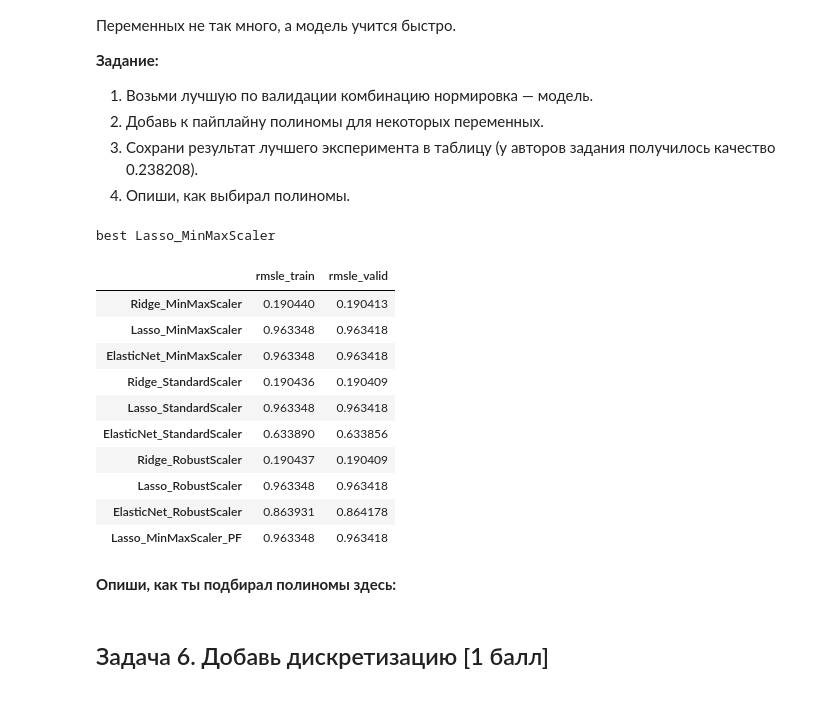
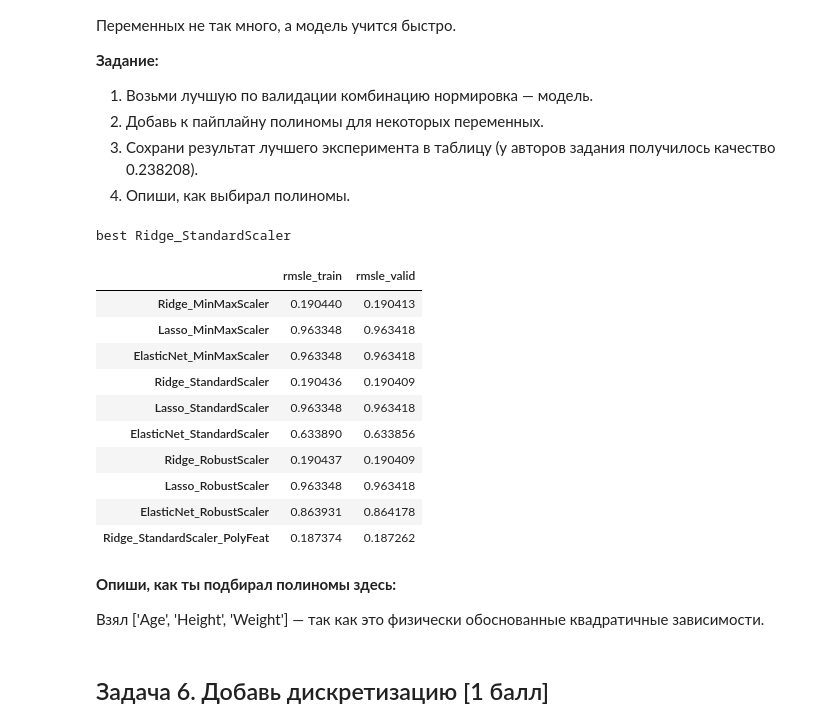
Before and after one commit to dchurikov1983/msc-ml-online-autumn-2026, a Jupyter notebook: W4 Linear Regression/Неделя_4_Машинное_обучение_ДЗ_done.ipynb, the cells around one changed output. Cells and saved outputs as stored; diff of their text form; code cells hidden in the pictures.

```diff
--- a/W4 Linear Regression/Неделя_4_Машинное_обучение_ДЗ_done.ipynb
+++ b/W4 Linear Regression/Неделя_4_Машинное_обучение_ДЗ_done.ipynb
@@ -283,16 +283,16 @@ df_res
 # %%
 from sklearn.preprocessing import PolynomialFeatures
 
-max_rmsle_valid = 0
+min_rmsle_valid = 10000
 for items in df_res.iterrows():
-    if items[1].rmsle_valid > max_rmsle_valid:
-        max_rmsle_valid = items[1].rmsle_valid
-        max_rmsle_valid_name = items[0]
+    if items[1].rmsle_valid < min_rmsle_valid:
+        min_rmsle_valid = items[1].rmsle_valid
+        min_rmsle_valid_name = items[0]
 
-print("best", "Lasso_MinMaxScaler")
-#best rmsle_valid
-scaler = MinMaxScaler()
-model = Lasso()
+print("best", min_rmsle_valid_name)
+#best Ridge_StandardScaler
+scaler = StandardScaler()
+model = Ridge()
 
 #все колонки
 #['Age', 'Height', 'Weight', 'Duration', 'Heart_Rate', 'Body_Temp']
@@ -304,7 +304,7 @@ other_num_cols = [c for c in num_cols if c not in poly_cols]
 preprocessor = ColumnTransformer([
     ('num_poly', Pipeline([
         ('scaler', scaler),
-        ('poly', PolynomialFeatures(degree=5, include_bias=False))
+        ('poly', PolynomialFeatures(degree=2, include_bias=False))
     ]), poly_cols),
     ('num_other', scaler, other_num_cols),
     ('cat', OneHotEncoder(handle_unknown='ignore'), cat_cols),
@@ -321,38 +321,40 @@ pipe = Pipeline([
         ])
 
 # Обучение и предсказания
 pipe.fit(X_train, y_train)
 y_pred_train = pipe.predict(X_train)
 y_pred_val = pipe.predict(X_val)
 
 # Метрики RMSLE
 rmsle_train = -scoring_foo(y_train, y_pred_train)
 rmsle_valid = -scoring_foo(y_val, y_pred_val)
 
 # Название комбинации, понятное по колонке
-res['Lasso_MinMaxScaler_PF'] = [rmsle_train, rmsle_valid]
+res[f'{min_rmsle_valid_name}_PolyFeat'] = [rmsle_train, rmsle_valid]
 
 #Сохрани результат лучшего эксперимента в таблицу (у авторов задания получилось качество 0.238208).
 # Итоговая таблица
 df_res = pd.DataFrame.from_dict(res, orient='index',
                                 columns=['rmsle_train', 'rmsle_valid'])
 # Выведи результат
 df_res
 # %% [output]
-best Lasso_MinMaxScaler
+best Ridge_StandardScaler
 |  | rmsle_train | rmsle_valid |
 | Ridge_MinMaxScaler | 0.190440 | 0.190413 |
 | Lasso_MinMaxScaler | 0.963348 | 0.963418 |
 | ElasticNet_MinMaxScaler | 0.963348 | 0.963418 |
 | Ridge_StandardScaler | 0.190436 | 0.190409 |
 | Lasso_StandardScaler | 0.963348 | 0.963418 |
 | ElasticNet_StandardScaler | 0.633890 | 0.633856 |
 | Ridge_RobustScaler | 0.190437 | 0.190409 |
 | Lasso_RobustScaler | 0.963348 | 0.963418 |
 | ElasticNet_RobustScaler | 0.863931 | 0.864178 |
-| Lasso_MinMaxScaler_PF | 0.963348 | 0.963418 |
+| Ridge_StandardScaler_PolyFeat | 0.187374 | 0.187262 |
 # %% [markdown]
 **Опиши, как ты подбирал полиномы здесь:**
+
+Взял ['Age', 'Height', 'Weight'] — так как это физически обоснованные квадратичные зависимости.
 # %% [markdown]
 ##  Задача 6. Добавь дискретизацию [1 балл]
 # %% [markdown]
```
